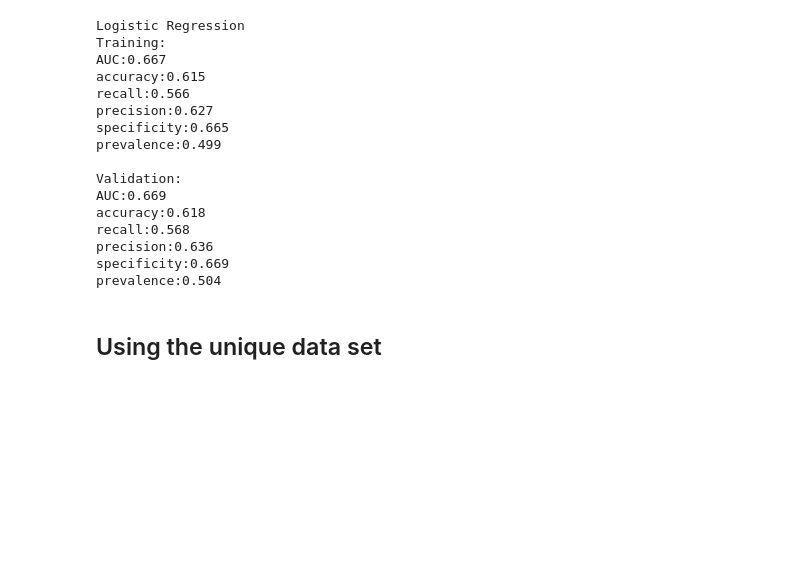
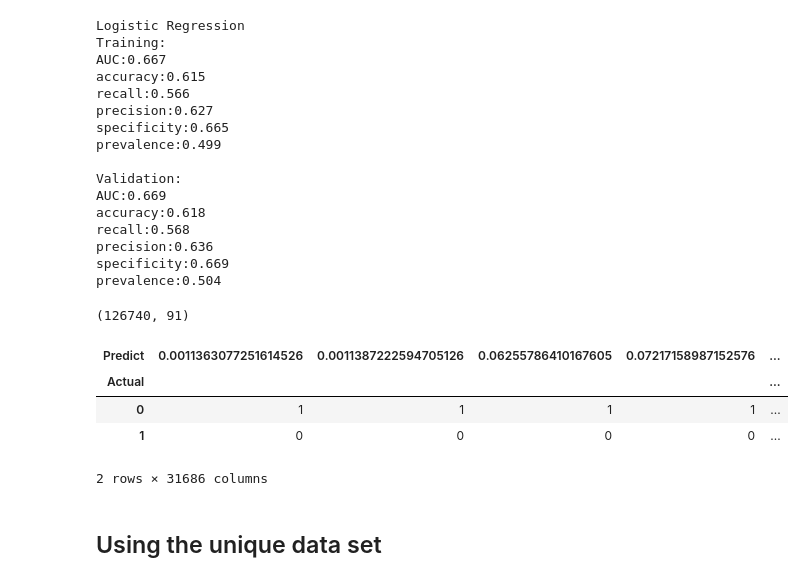
Before and after one commit to csongdechakraiwut/Capstone_Diabetes, a Jupyter notebook: Xing/modeling_xgb.ipynb, the cells around one changed output. Drawn from its saved outputs; the diff is of its cells as text; code cells hidden in the pictures; blank space fills up the shorter version.

```diff
--- a/Xing/modeling_xgb.ipynb
+++ b/Xing/modeling_xgb.ipynb
@@ -32,12 +32,13 @@ from xgboost import XGBRegressor
 # %% [markdown]
 ### importing data
 # %%
-training_df = pd.read_csv('./whole_train_cleaned.csv')
+train_df = pd.read_csv('./whole_train_cleaned.csv')
 test_df = pd.read_csv('./whole_test_cleaned.csv')
-unique_train_df = pd.read_csv('./unique_train_cleaned.csv')
-print(f'whole_train_cleaned dataset has {training_df.shape}')
+merged_df = pd.concat([train_df, test_df], axis=0)
+
+print(f'whole_train_cleaned dataset has {train_df.shape}')
 print(f'whole_test_cleaned dataset has {test_df.shape}')
-print(f'unique_train_df dataset has {unique_train_df.shape}')
+print(f'merged_df dataset has {merged_df.shape}')
 # %% [output]
 whole_train_cleaned dataset has (89390, 94)
 whole_test_cleaned dataset has (9930, 94)
@@ -172,3 +236,15 @@ prevalence:0.504
+# %%
+X_train.shape
+# %% [output]
+(126740, 91)
+# %%
+pd.crosstab(pd.Series(y_valid, name = 'Actual'), pd.Series(y_valid_preds, name = 'Predict'), margins = False)
+# %% [output]
+| Predict | 0.0011363077251614526 | 0.0011387222594705126 | 0.06255786410167605 | 0.07217158987152576 | ... |
+| Actual |  |  |  |  | ... |
+| 0 | 1 | 1 | 1 | 1 | ... |
+| 1 | 0 | 0 | 0 | 0 | ... |
+2 rows × 31686 columns
 # %% [markdown]
 ## Using the unique data set
 # %%
```
Also changed, not shown: parts of 19 cells of this notebook, 3 other files.
